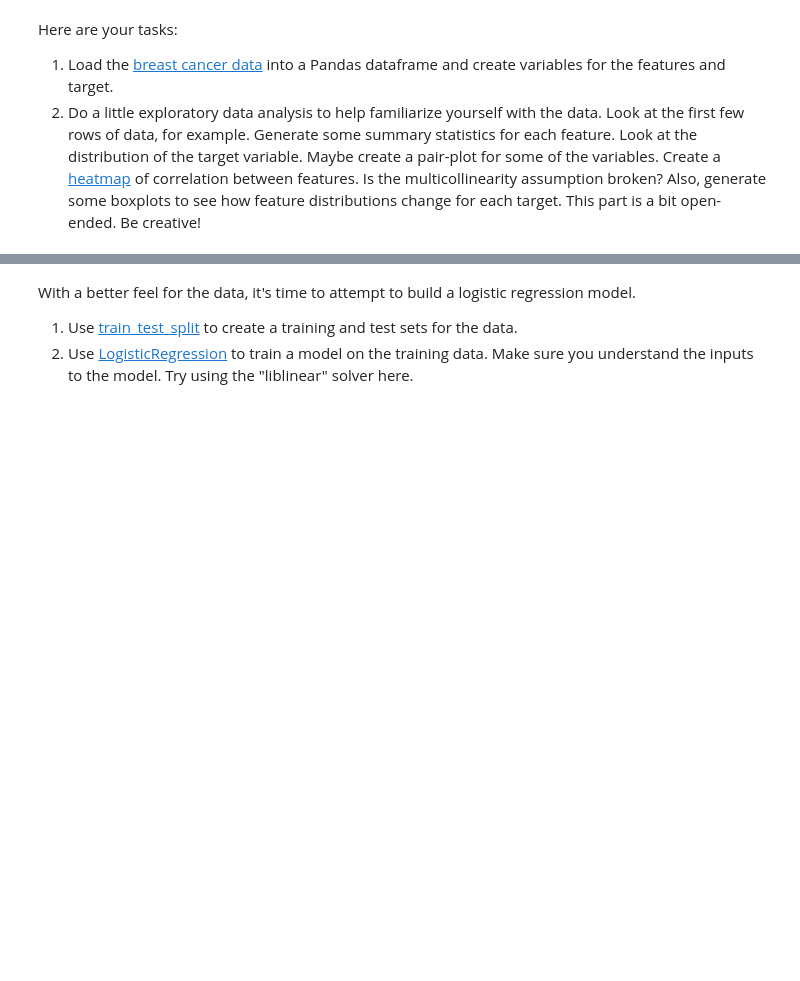
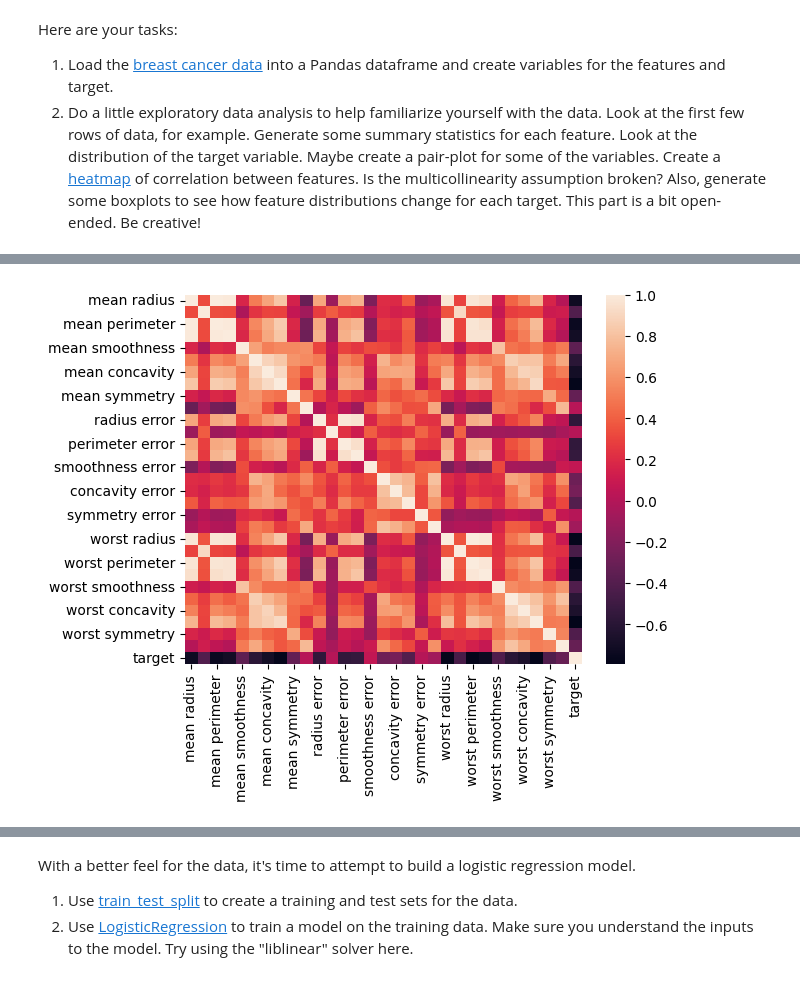
Before and after one commit to beltranster/mbm, a Jupyter notebook: Student_MLE_MiniProject_Logistic_Regression.ipynb, the cells around one changed output, grey strips where cells are left out. Drawn from its saved outputs; the diff is of its cells as text; code cells hidden in the pictures; blank space fills up the shorter version.

```diff
--- a/Student_MLE_MiniProject_Logistic_Regression.ipynb
+++ b/Student_MLE_MiniProject_Logistic_Regression.ipynb
@@ -71,4 +121,8 @@ Here are your tasks:
 # %%
 # Create a correlation coefficeint heatmap
+sns.heatmap(df.corr())
+plt.show()
+# %% [output]
+[figure, added]
 # %%
 # Create a boxplot for mean radius by target type
```
Also changed, not shown: parts of 18 cells of this notebook.
